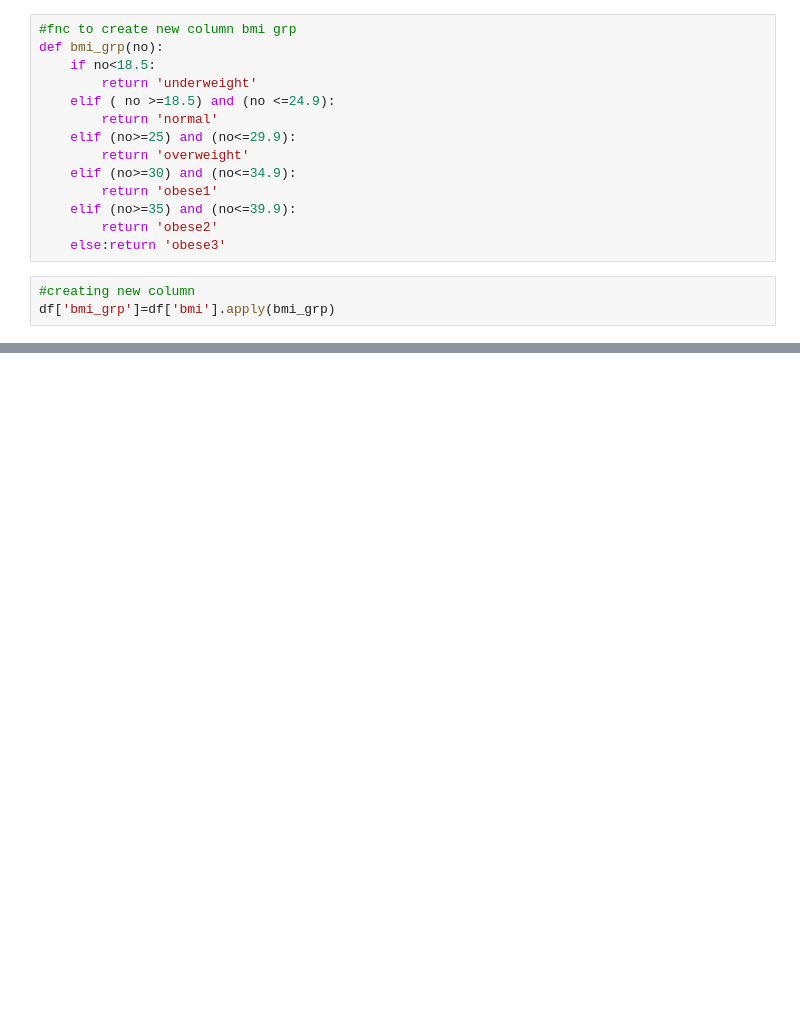
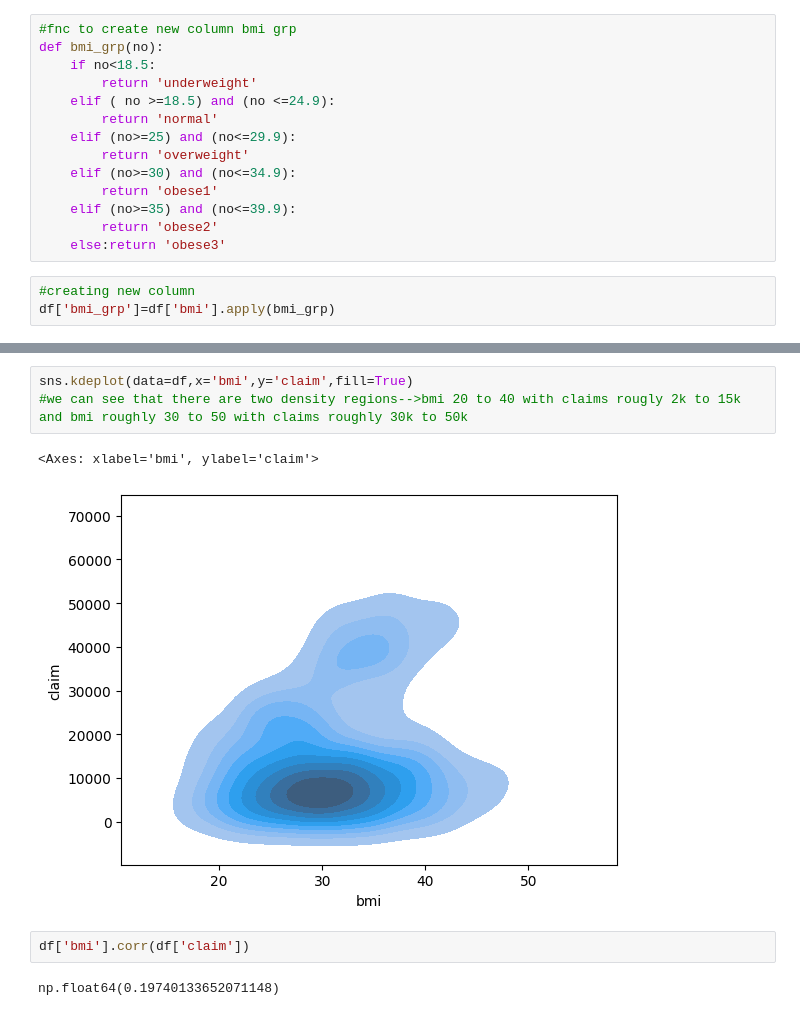
Before and after one commit to ronit-6464/INSURANCE-DATASET-EDA, a Jupyter notebook: EDA NOTEBOOK ON INSURANCE DATASET.ipynb, the cells around one changed output, grey strips where cells are left out. Saved outputs shown, nothing was run; the diff lists cells and outputs as text; blank space fills up the shorter version.

```diff
--- a/EDA NOTEBOOK ON INSURANCE DATASET.ipynb
+++ b/EDA NOTEBOOK ON INSURANCE DATASET.ipynb
@@ -346,0 +358,10 @@ df['bmi_grp']=df['bmi'].apply(bmi_grp)
+# %%
+sns.kdeplot(data=df,x='bmi',y='claim',fill=True)
+#we can see that there are two density regions-->bmi 20 to 40 with claims rougly 2k to 15k and bmi roughly 30 to 50 with claims roughly 30k to 50k
+# %% [output]
+<Axes: xlabel='bmi', ylabel='claim'>
+[figure, added]
+# %%
+df['bmi'].corr(df['claim'])
+# %% [output]
+np.float64(0.19740133652071148)
```
Also changed, not shown: parts of 2 cells of this notebook.
